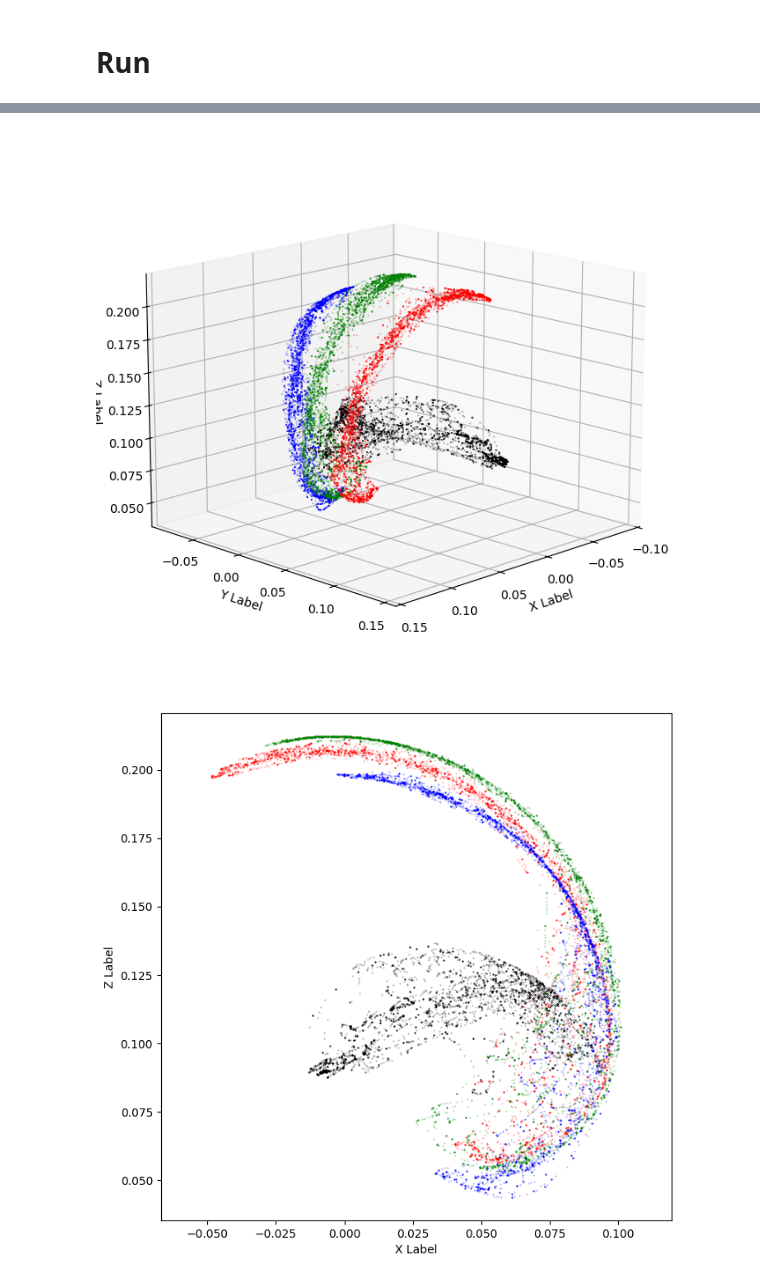
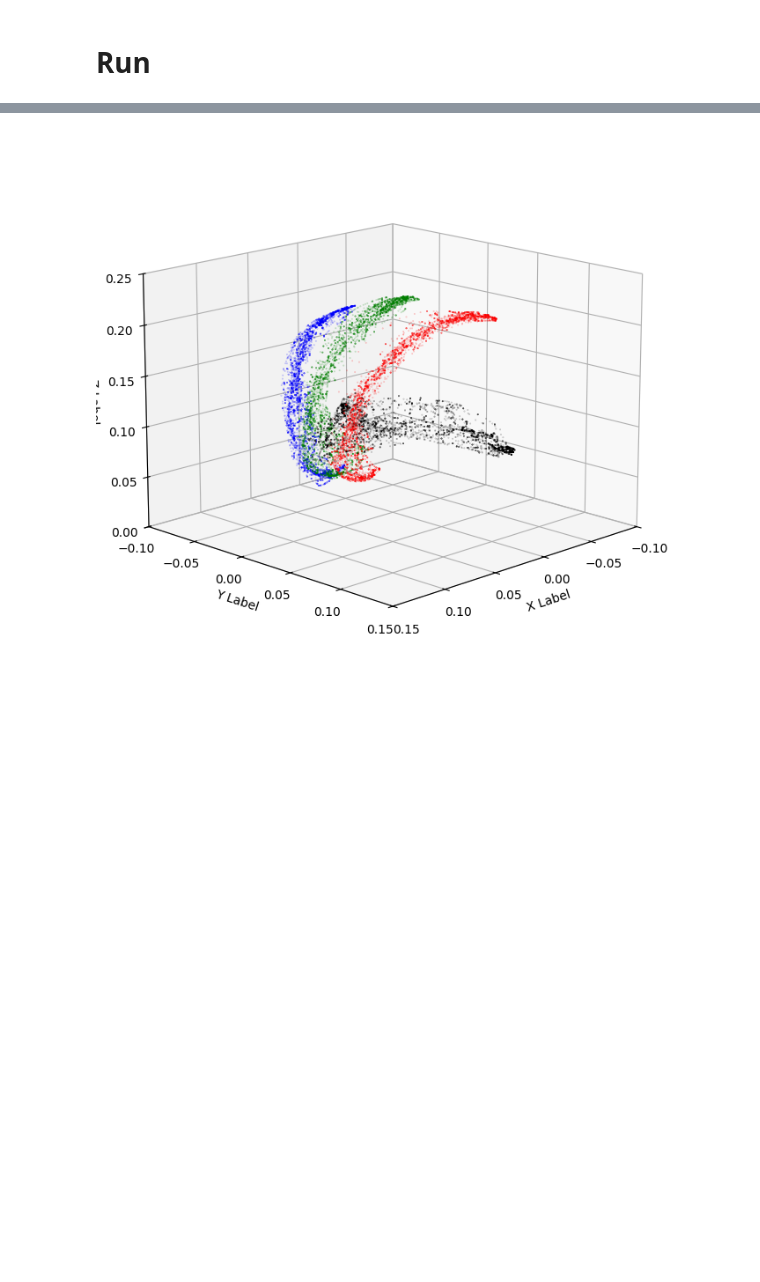
Before and after one commit to 0LYS0/GeoRT, a Jupyter notebook: example_manus.ipynb, the cells around one changed output, grey strips where cells are left out. Saved outputs shown, nothing was run; the diff lists cells and outputs as text; code cells hidden in the pictures; blank space fills up the shorter version.

```diff
--- a/example_manus.ipynb
+++ b/example_manus.ipynb
@@ -139,46 +141,50 @@ KeyboardInterrupt:
 # %%
 data_plot = np.array(np.load("./data/human_LYS_right.npy"))
 # data_plot = np.array(np.load("./data/human_alex.npy"))
 
-fig = plt.figure(figsize=(8, 8))
+fig = plt.figure(figsize=(8,8))
 ax = fig.add_subplot(projection='3d')
 
-ax.scatter(data_plot[:,4,0], data_plot[:,4,1], data_plot[:,4,2], s=0.1, c='k', alpha=0.5)
-ax.scatter(data_plot[:,9,0], data_plot[:,9,1], data_plot[:,9,2], s=0.1, c='r', alpha=0.5)
-ax.scatter(data_plot[:,14,0], data_plot[:,14,1], data_plot[:,14,2], s=0.1, c='g', alpha=0.5)
-ax.scatter(data_plot[:,19,0], data_plot[:,19,1], data_plot[:,19,2], s=0.1, c='b', alpha=0.5)
+ax.scatter(data_plot[:,4,0], data_plot[:,4,1], data_plot[:,4,2], s=0.1, c='k', alpha=0.3)
+ax.scatter(data_plot[:,9,0], data_plot[:,9,1], data_plot[:,9,2], s=0.1, c='r', alpha=0.3)
+ax.scatter(data_plot[:,14,0], data_plot[:,14,1], data_plot[:,14,2], s=0.1, c='g', alpha=0.3)
+ax.scatter(data_plot[:,19,0], data_plot[:,19,1], data_plot[:,19,2], s=0.1, c='b', alpha=0.3)
 
 # ax.scatter(data_plot[:,4,0], data_plot[:,4,1], data_plot[:,4,2], s=0.1, c='k', alpha=0.5)
 # ax.scatter(data_plot[:,8,0], data_plot[:,8,1], data_plot[:,8,2], s=0.1, c='r', alpha=0.5)
 # ax.scatter(data_plot[:,12,0], data_plot[:,12,1], data_plot[:,12,2], s=0.1, c='g', alpha=0.5)
 # ax.scatter(data_plot[:,16,0], data_plot[:,16,1], data_plot[:,16,2], s=0.1, c='b', alpha=0.5)
 
 ax.axis('equal')
 ax.view_init(elev=15, azim=45)
 ax.set_xlabel('X Label')
 ax.set_ylabel('Y Label')
 ax.set_zlabel('Z Label')
-
+ax.set_xlim([-0.10, 0.15])
+ax.set_ylim([-0.10, 0.15])
+ax.set_zlim([0.00, 0.25])
+# ax.set_box_aspect(None, zoom=0.85)
+# plt.tight_layout()
 plt.show()
 
-fig = plt.figure(figsize=(8, 8))
-ax = fig.add_subplot()
 
-ax.scatter(data_plot[:,4,0], data_plot[:,4,2], s=0.1, c='k', alpha=0.5)
-ax.scatter(data_plot[:,9,0], data_plot[:,9,2], s=0.1, c='r', alpha=0.5)
-ax.scatter(data_plot[:,14,0], data_plot[:,14,2], s=0.1, c='g', alpha=0.5)
-ax.scatter(data_plot[:,19,0], data_plot[:,19,2], s=0.1, c='b', alpha=0.5)
+# fig = plt.figure(figsize=(8, 8))
+# ax = fig.add_subplot()
 
-# ax.scatter(data_plot[:,4,0], data_plot[:,4,2], s=0.1, c='k', alpha=0.5)
-# ax.scatter(data_plot[:,8,0], data_plot[:,8,2], s=0.1, c='r', alpha=0.5)
-# ax.scatter(data_plot[:,12,0], data_plot[:,12,2], s=0.1, c='g', alpha=0.5)
-# ax.scatter(data_plot[:,16,0], data_plot[:,16,2], s=0.1, c='b', alpha=0.5)
+# ax.scatter(data_plot[:,4,0], data_plot[:,4,2], s=0.1, c='k', alpha=0.3)
+# ax.scatter(data_plot[:,9,0], data_plot[:,9,2], s=0.1, c='r', alpha=0.3)
+# ax.scatter(data_plot[:,14,0], data_plot[:,14,2], s=0.1, c='g', alpha=0.3)
+# ax.scatter(data_plot[:,19,0], data_plot[:,19,2], s=0.1, c='b', alpha=0.3)
 
-ax.axis('equal')
-ax.set_xlabel('X Label')
-ax.set_ylabel('Z Label')
+# # ax.scatter(data_plot[:,4,0], data_plot[:,4,2], s=0.1, c='k', alpha=0.5)
+# # ax.scatter(data_plot[:,8,0], data_plot[:,8,2], s=0.1, c='r', alpha=0.5)
+# # ax.scatter(data_plot[:,12,0], data_plot[:,12,2], s=0.1, c='g', alpha=0.5)
+# # ax.scatter(data_plot[:,16,0], data_plot[:,16,2], s=0.1, c='b', alpha=0.5)
 
-plt.show()
+# ax.axis('equal')
+# ax.set_xlabel('X Label')
+# ax.set_ylabel('Z Label')
+
+# plt.show()
 # %% [output]
-[figure, old version]
+[figure, new version]
-[figure, removed]
```
Also changed, not shown: parts of 6 cells of this notebook, 4 other files.
